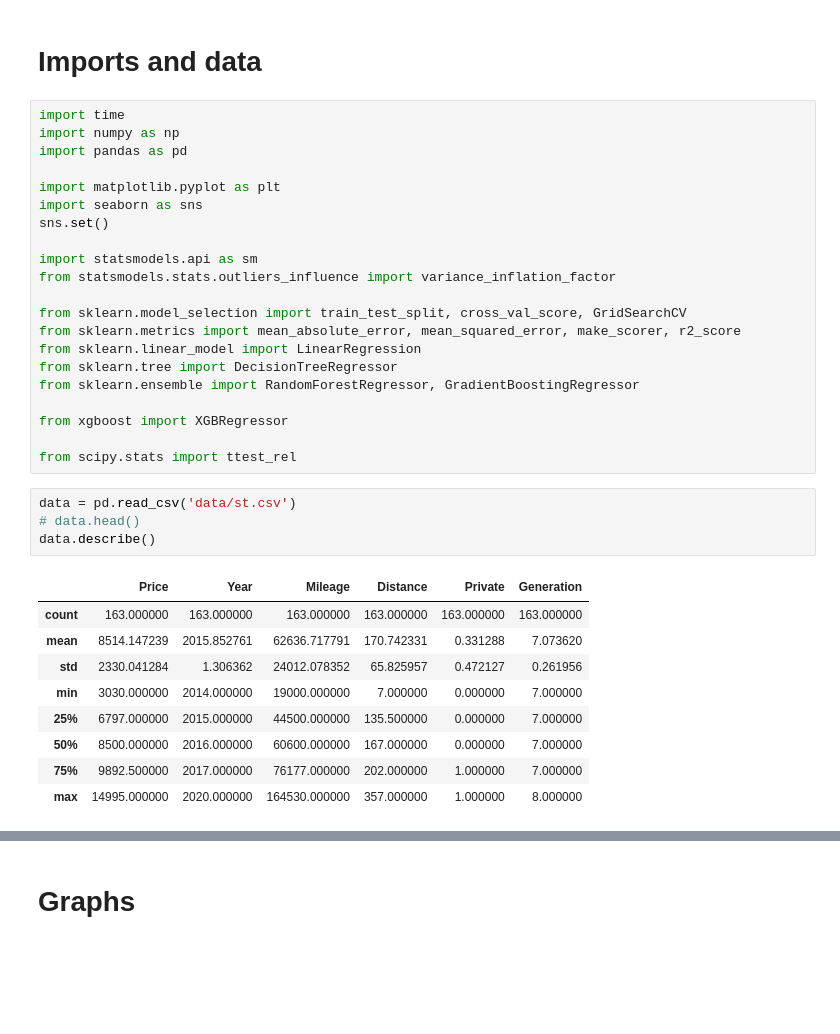
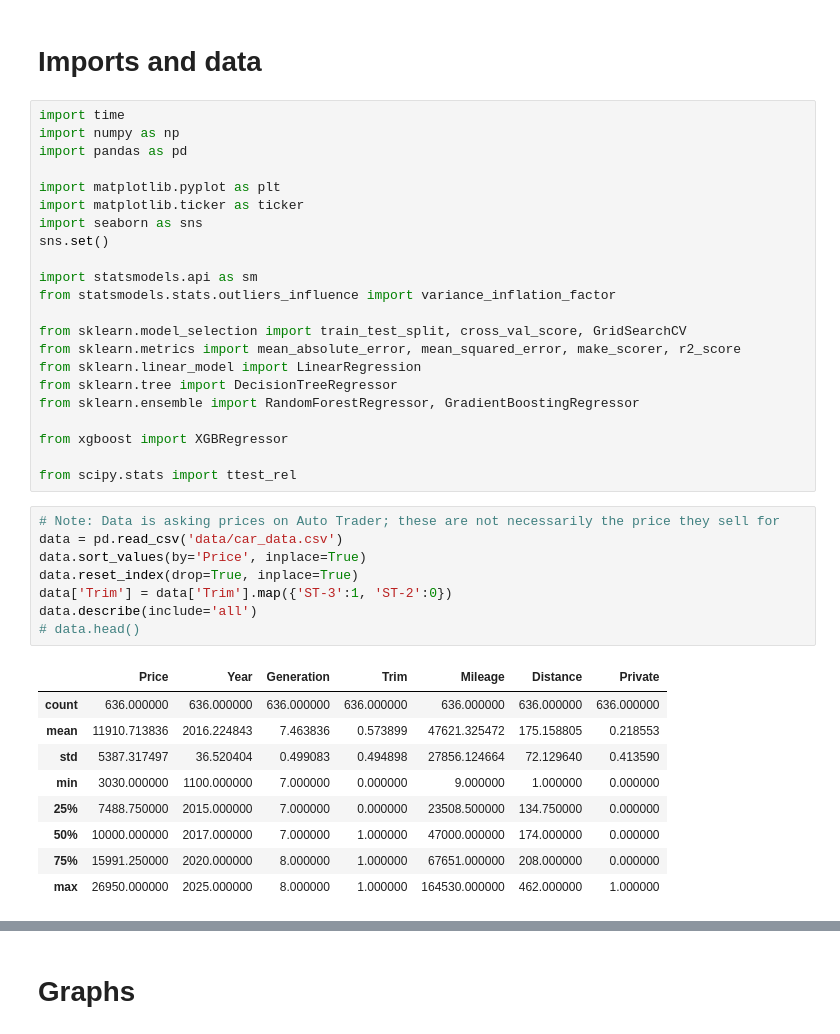
Before and after one commit to jamesdeluk/data-projects, a Jupyter notebook: st.ipynb, the cells around one changed output, grey strips where cells are left out. Saved outputs shown, nothing was run; the diff lists cells and outputs as text; blank space fills up the shorter version.

```diff
--- a/st.ipynb
+++ b/st.ipynb
@@ -6,6 +6,7 @@ import numpy as np
 import pandas as pd
 
 import matplotlib.pyplot as plt
+import matplotlib.ticker as ticker
 import seaborn as sns
 sns.set()
 
@@ -22,16 +23,20 @@ from xgboost import XGBRegressor
 
 from scipy.stats import ttest_rel
 # %%
-data = pd.read_csv('data/st.csv')
+# Note: Data is asking prices on Auto Trader; these are not necessarily the price they sell for
+data = pd.read_csv('data/car_data.csv')
+data.sort_values(by='Price', inplace=True)
+data.reset_index(drop=True, inplace=True)
+data['Trim'] = data['Trim'].map({'ST-3':1, 'ST-2':0})
+data.describe(include='all')
 # data.head()
-data.describe()
 # %% [output]
-|  | Price | Year | Mileage | Distance | Private | Generation |
-| count | 163.000000 | 163.000000 | 163.000000 | 163.000000 | 163.000000 | 163.000000 |
-| mean | 8514.147239 | 2015.852761 | 62636.717791 | 170.742331 | 0.331288 | 7.073620 |
-| std | 2330.041284 | 1.306362 | 24012.078352 | 65.825957 | 0.472127 | 0.261956 |
-| min | 3030.000000 | 2014.000000 | 19000.000000 | 7.000000 | 0.000000 | 7.000000 |
-| 25% | 6797.000000 | 2015.000000 | 44500.000000 | 135.500000 | 0.000000 | 7.000000 |
-| 50% | 8500.000000 | 2016.000000 | 60600.000000 | 167.000000 | 0.000000 | 7.000000 |
-| 75% | 9892.500000 | 2017.000000 | 76177.000000 | 202.000000 | 1.000000 | 7.000000 |
-| max | 14995.000000 | 2020.000000 | 164530.000000 | 357.000000 | 1.000000 | 8.000000 |
+|  | Price | Year | Generation | Trim | Mileage | Distance | Private |
+| count | 636.000000 | 636.000000 | 636.000000 | 636.000000 | 636.000000 | 636.000000 | 636.000000 |
+| mean | 11910.713836 | 2016.224843 | 7.463836 | 0.573899 | 47621.325472 | 175.158805 | 0.218553 |
+| std | 5387.317497 | 36.520404 | 0.499083 | 0.494898 | 27856.124664 | 72.129640 | 0.413590 |
+| min | 3030.000000 | 1100.000000 | 7.000000 | 0.000000 | 9.000000 | 1.000000 | 0.000000 |
+| 25% | 7488.750000 | 2015.000000 | 7.000000 | 0.000000 | 23508.500000 | 134.750000 | 0.000000 |
+| 50% | 10000.000000 | 2017.000000 | 7.000000 | 1.000000 | 47000.000000 | 174.000000 | 0.000000 |
+| 75% | 15991.250000 | 2020.000000 | 8.000000 | 1.000000 | 67651.000000 | 208.000000 | 0.000000 |
+| max | 26950.000000 | 2025.000000 | 8.000000 | 1.000000 | 164530.000000 | 462.000000 | 1.000000 |
```
Also changed, not shown: parts of 22 cells of this notebook, 4 other files.
